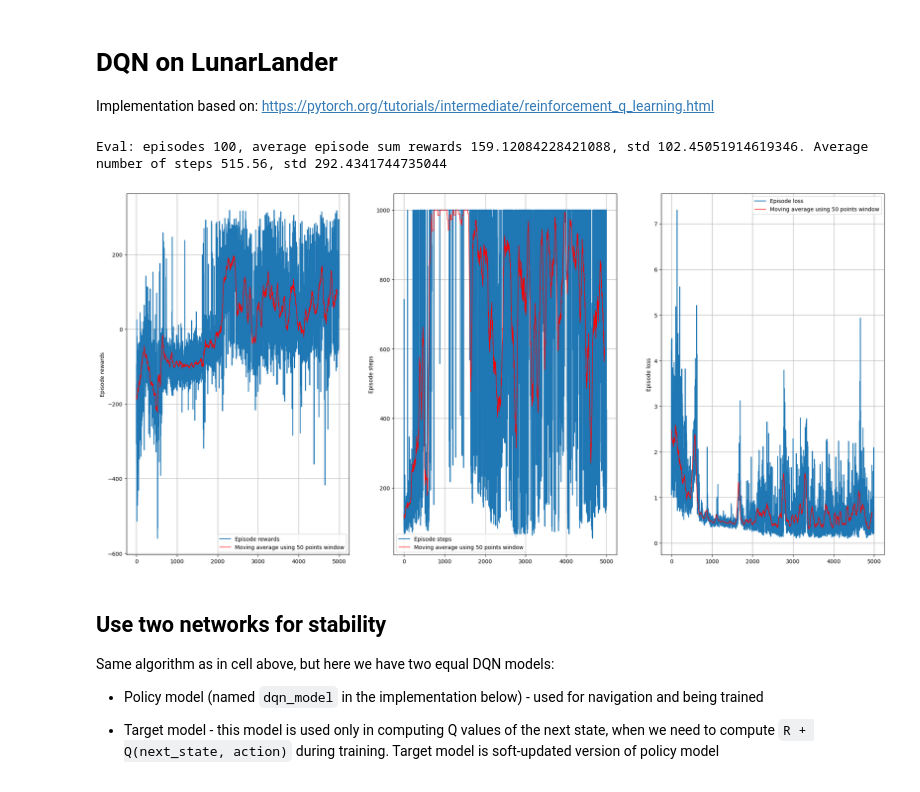
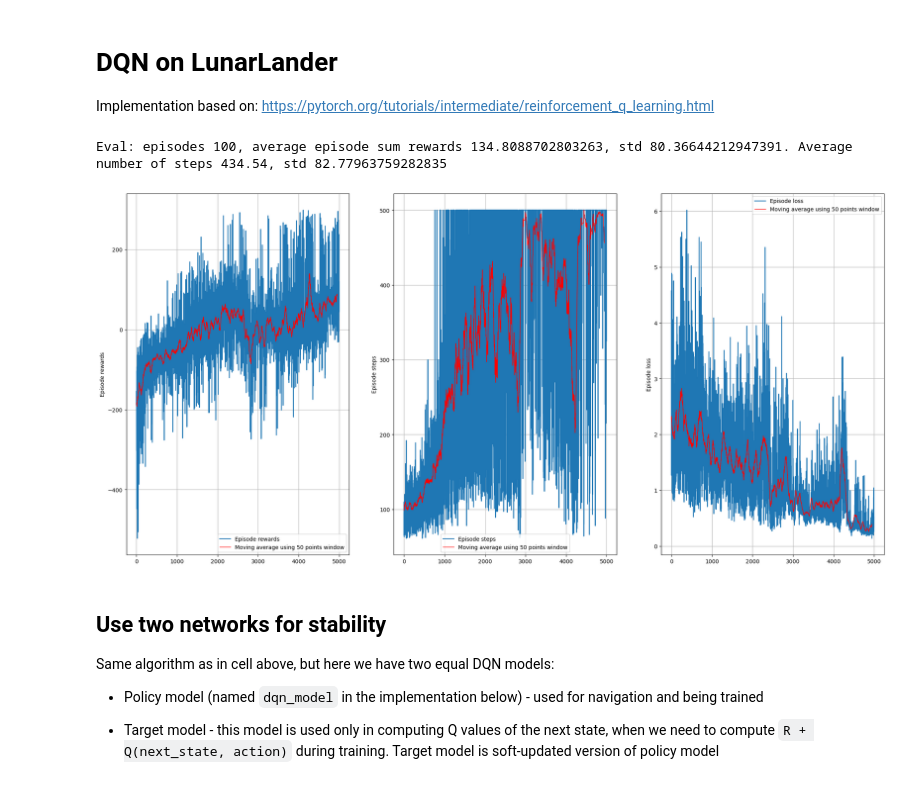
Before and after one commit to omikad/studying-ml, a Jupyter notebook: SuttonBook/09_dqn.ipynb, the cells around one changed output. Saved outputs shown, nothing was run; the diff lists cells and outputs as text; code cells hidden in the pictures.

```diff
--- a/SuttonBook/09_dqn.ipynb
+++ b/SuttonBook/09_dqn.ipynb
@@ -174,14 +216,14 @@ show_epsilon_decay()
 
 Implementation based on: https://pytorch.org/tutorials/intermediate/reinforcement_q_learning.html
 # %%
-def dqn_impl(env, learning_rate, discount_factor, batch_size, memory_capacity, max_episodes, max_episode_steps):
+def dqn_impl(device, env, learning_rate, discount_factor, batch_size, memory_capacity, max_episodes, max_episode_steps):
     dqn_model = DQN_Model(env)
 
     dqn_optimizer = torch.optim.AdamW(dqn_model.parameters(), lr=learning_rate)
 
-    epsilon_decay = EpsilonExponentialDecay(start=0.9, end=0.05, steps=1000)
+    epsilon_decay = EpsilonExponentialDecay(start=0.9, end=0.05, steps=max_episodes)
 
-    experience_replay = ReplayMemory(capacity=memory_capacity)
+    experience_replay = ReplayMemory(capacity=memory_capacity, states_window_size=1)  # Use 1 frame of states to learn, LunarLander is simple enough
 
     train_curves = defaultdict(list)
 
@@ -200,29 +242,24 @@ def dqn_impl(env, learning_rate, discount_factor, batch_size, memory_capacity, m
                     action = np.random.randint(0, dqn_model.ENV_ACTIONS)
 
                 else:
-                    action_values = dqn_model.forward_numpy_one_state(state)
+                    action_values = dqn_model.forward_numpy_one_state(device, [state])
                     action = np.argmax(action_values)
 
                 next_state, reward, terminated, truncated, info = env.step(action)
 
+                experience_replay.observe(state, action, reward, terminated, truncated, next_state)
+
                 log_episode_reward += reward
                 log_episode_steps += 1
 
-                if truncated:
-                    # Don't learn on truncated transition - they aren't true terminal states
-                    break
-
-                if terminated:
-                    next_state = np.zeros_like(state)
-
-                experience_replay.observe(state, action, reward, terminated, next_state)
-
-                if terminated:
+                if terminated or truncated:
                     break
 
                 state = next_state
 
             S, A, R, D, NS = experience_replay.sample_as_tensors(batch_size)
+            S = S.squeeze(1)
+            NS = NS.squeeze(1)
             # print("S", S.shape, S.dtype)     # S torch.Size([batch_size, 8]) torch.float32
             # print("A", A.shape, A.dtype)     # A torch.Size([batch_size]) torch.int64
             # print("R", R.shape, R.dtype)     # R torch.Size([batch_size]) torch.float64
@@ -230,7 +267,7 @@ def dqn_impl(env, learning_rate, discount_factor, batch_size, memory_capacity, m
             # print("NS", NS.shape, NS.dtype)  # NS torch.Size([batch_size, 8]) torch.float32
 
             next_state_values = dqn_model(NS).max(1).values   # still in eval - no gradient goes here
-            next_state_values *= (1 - D)   # zero value where state was terminal and next state was zeroed
+            next_state_values *= (D != 1)   # zero value where state was terminal  (D=0 for normal transitions, D=1 for terminal, D=2 for truncated)
             # print("next_state_values", next_state_values.shape, next_state_values.dtype)
 
         dqn_model.train()
@@ -251,46 +288,43 @@ def dqn_impl(env, learning_rate, discount_factor, batch_size, memory_capacity, m
         torch.nn.utils.clip_grad_value_(dqn_model.parameters(), 100)   # In-place gradient clipping
         dqn_optimizer.step()
 
         train_curves['Episode rewards'].append(log_episode_reward)
         train_curves['Episode steps'].append(log_episode_steps)
         train_curves['Episode loss'].append(log_loss)
 
     return dqn_model, dqn_model, train_curves
 
 def solve():
     env = gym.make('LunarLander-v2')
 
+    device = torch.device('cpu')
+
     dqn_model, dqn_model, train_curves = dqn_impl(
+        device=device,
         env=env,
         learning_rate=1e-2,
         discount_factor=0.99,
         batch_size=128,
         memory_capacity=10000,
         max_episodes=5000,
-        max_episode_steps=1000)
+        max_episode_steps=500)
 
     show_train_curves(train_curves)
 
-    def __get_greedy_action_func(dqn_model, state):
-        action_values = dqn_model(
-            state=torch.Tensor(state.reshape((1, -1))),
-        )
-        action_values = action_values.detach().cpu().numpy()[0, :]
-        return np.argmax(action_values)
-
     eval(
+        device,
         env,
-        dqn_model,
+        states_window_size=1,
+        dqn_model=dqn_model,
         max_episodes=100,
-        max_episode_steps=1000,
-        get_action_func=__get_greedy_action_func)
+        max_episode_steps=500)
 
     return env, dqn_model, dqn_model
 
 env, dqn_model, dqn_model = solve()
 # %% [output]
-Eval: episodes 100, average episode sum rewards 159.12084228421088, std 102.45051914619346. Average number of steps 515.56, std 292.4341744735044
+Eval: episodes 100, average episode sum rewards 134.8088702803263, std 80.36644212947391. Average number of steps 434.54, std 82.77963759282835
-[figure, old version]
+[figure, new version]
 # %% [markdown]
 ## Use two networks for stability
 
```
Also changed, not shown: parts of 10 cells of this notebook.
